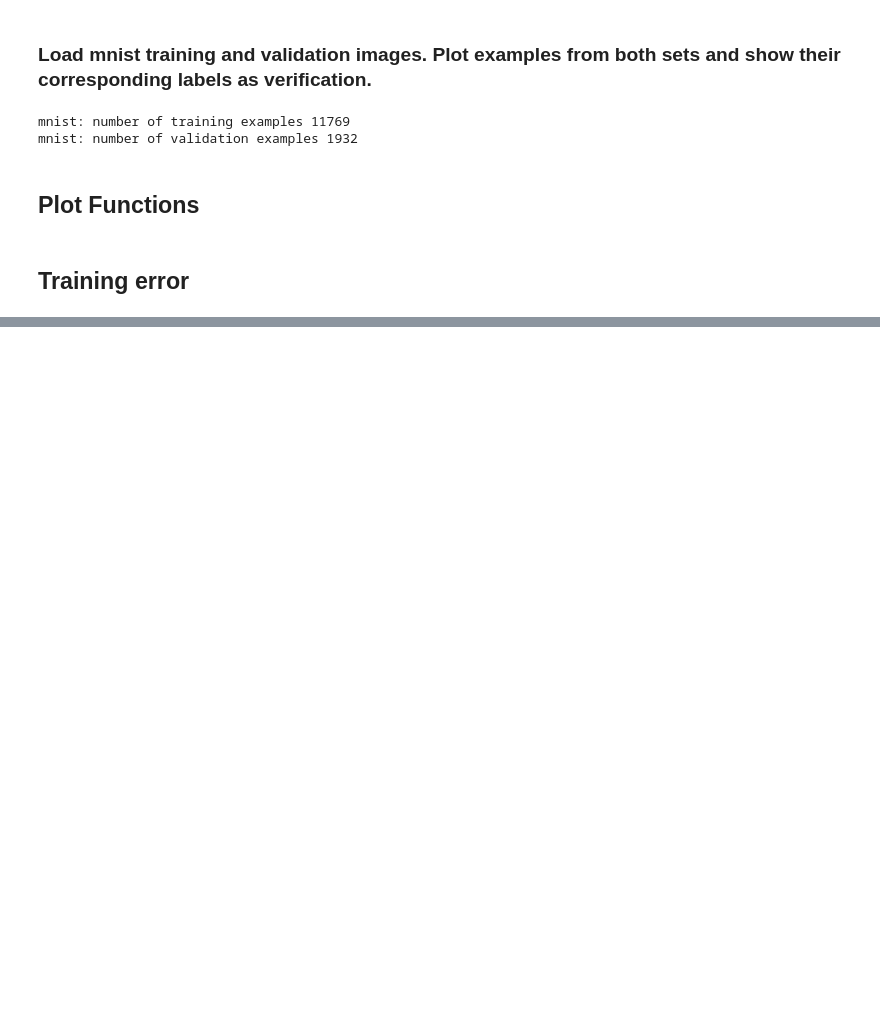
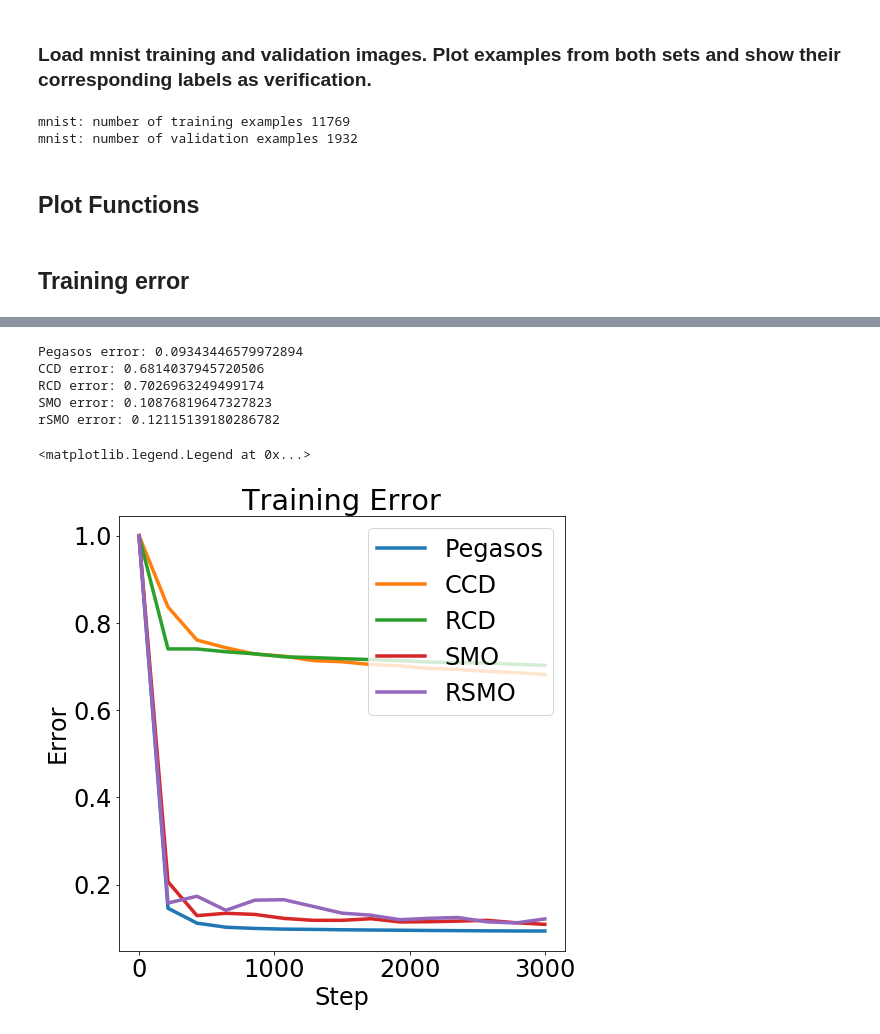
Before and after one commit to realmoment2017/Optimization_for_ML_FALL2018, a Jupyter notebook: final_project_iteration_comparison.ipynb, the cells around one changed output, grey strips where cells are left out. Cells and saved outputs as stored; diff of their text form; code cells hidden in the pictures; blank space fills up the shorter version.

```diff
--- a/final_project_iteration_comparison.ipynb
+++ b/final_project_iteration_comparison.ipynb
@@ -112,0 +164,22 @@ def set_primal_random_cd_params():
+# %%
+# training error plot
+plot_dilation = 200
+plt.figure(figsize=(8, 8))
+plot_iters = 3000
+
+error_plot(pegasos_output_weight[:plot_iters], pegasos_lambda, train_vectors, train_labels, 'Pegasos', plot_dilation)
+error_plot(primal_cyclic_cd_output_weight[:plot_iters], primal_cyclic_cd_lambda, train_vectors, train_labels, 'CCD', plot_dilation)
+error_plot(primal_random_cd_output_weight[:plot_iters], primal_random_cd_lambda, train_vectors, train_labels, 'RCD', plot_dilation)
+error_plot(smo_model.w_ls[:plot_iters], 1.0, train_vectors, train_labels, 'SMO', plot_dilation)
+error_plot(rsmo_model.w_ls[:plot_iters], 1.0, train_vectors, train_labels, 'rSMO', plot_dilation)
+
+plt.title(' Training Error ')
+plt.legend(['Pegasos', 'CCD', 'RCD', 'SMO', 'RSMO'])
+# %% [output]
+Pegasos error: 0.09343446579972894
+CCD error: 0.6814037945720506
+RCD error: 0.7026963249499174
+SMO error: 0.10876819647327823
+rSMO error: 0.12115139180286782
+<matplotlib.legend.Legend at 0x...>
+[figure, added]
```
Also changed, not shown: parts of 18 cells of this notebook, 17 other files.
